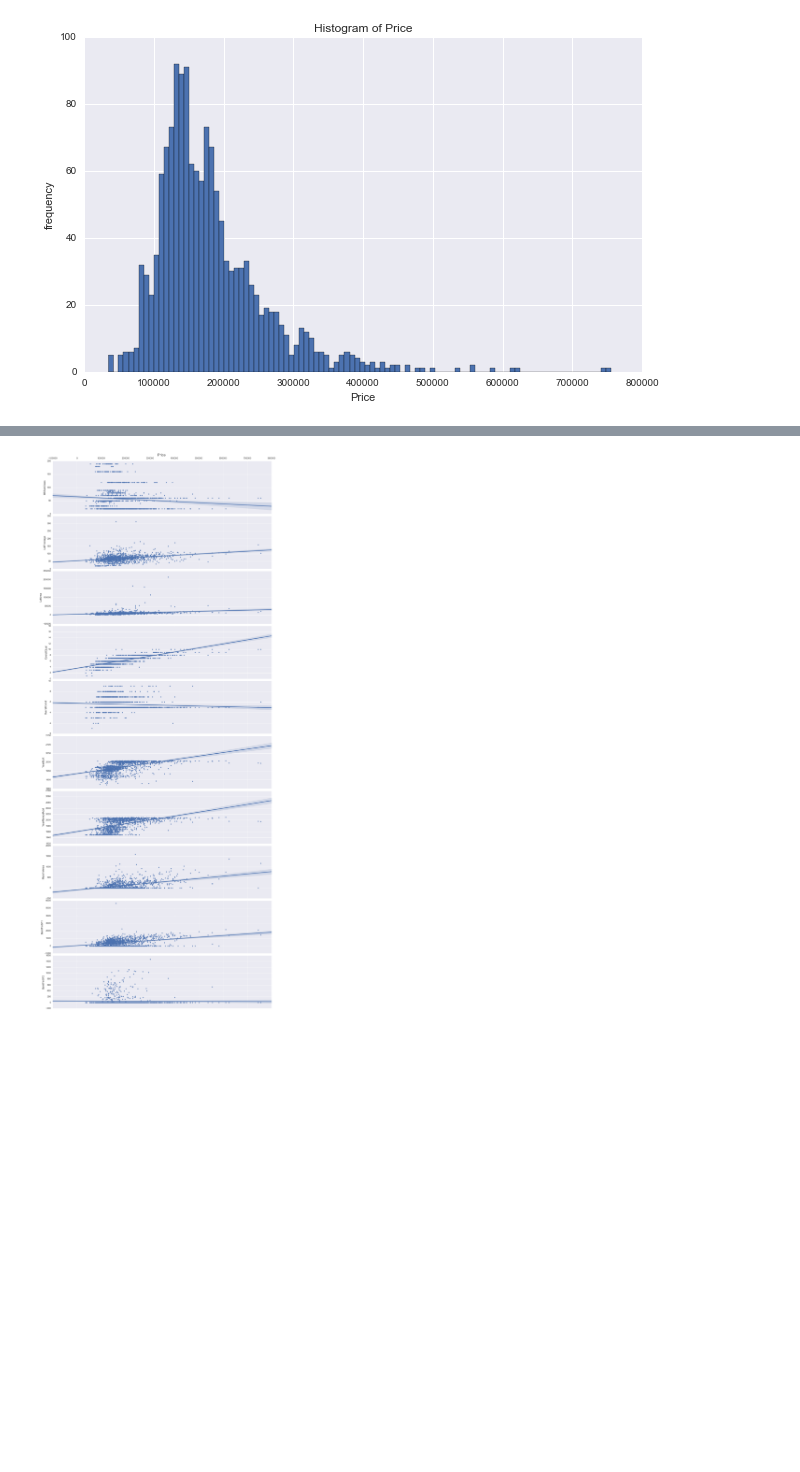
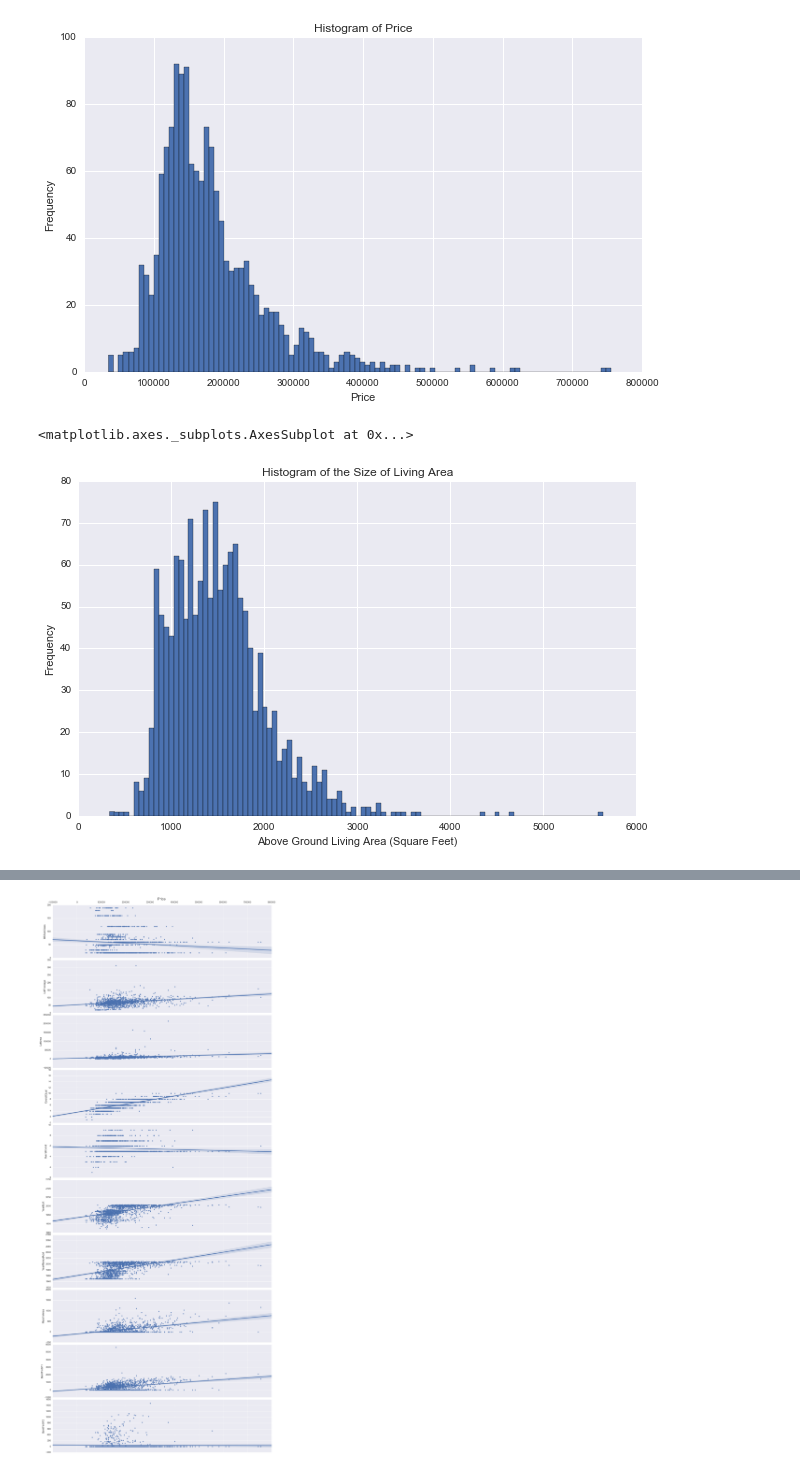
Before and after one commit to nycdatasci/online_bootcamp_project, a Jupyter notebook: Project4-MachineLearning/kaggle_wannjiun_sharan/eda.ipynb, the cells around one changed output, grey strips where cells are left out. Saved outputs shown, nothing was run; the diff lists cells and outputs as text; code cells hidden in the pictures; blank space fills up the shorter version.

```diff
--- a/Project4-MachineLearning/kaggle_wannjiun_sharan/eda.ipynb
+++ b/Project4-MachineLearning/kaggle_wannjiun_sharan/eda.ipynb
@@ -148,3 +137,15 @@ y_train_series.hist(bins=100)
 # %% [output]
 <matplotlib.axes._subplots.AxesSubplot at 0x...>
 [figure]
+# %%
+target = df_train["GrLivArea"].values
+y_train_series = pd.Series(target, name="GrLivArea")
+
+fig = plt.figure(figsize=(10,6))
+plt.ylabel('Frequency')
+plt.xlabel('Above Ground Living Area (Square Feet)')
+plt.title('Histogram of the Size of Living Area')
+y_train_series.hist(bins=100)
+# %% [output]
+<matplotlib.axes._subplots.AxesSubplot at 0x...>
+[figure, added]
```
Also changed, not shown: parts of 21 cells of this notebook, 13 other files.
